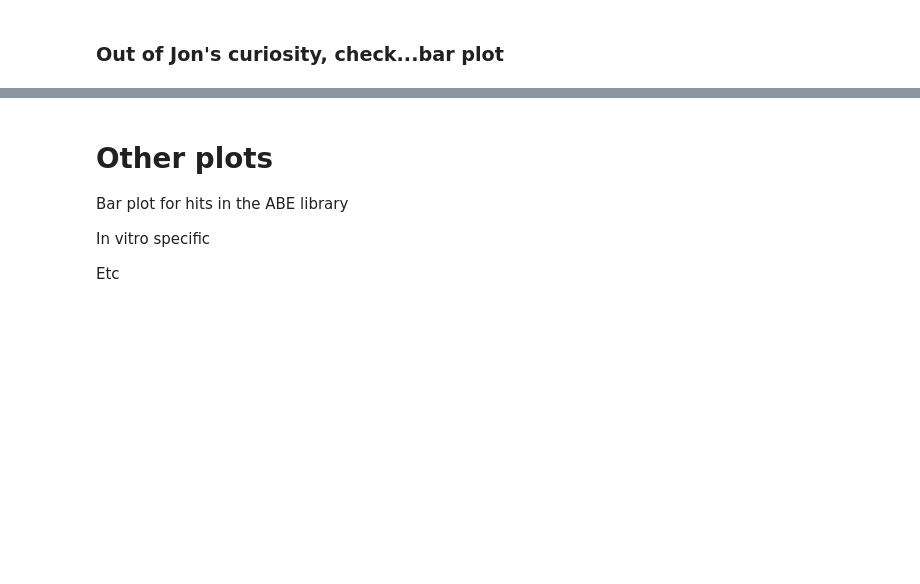
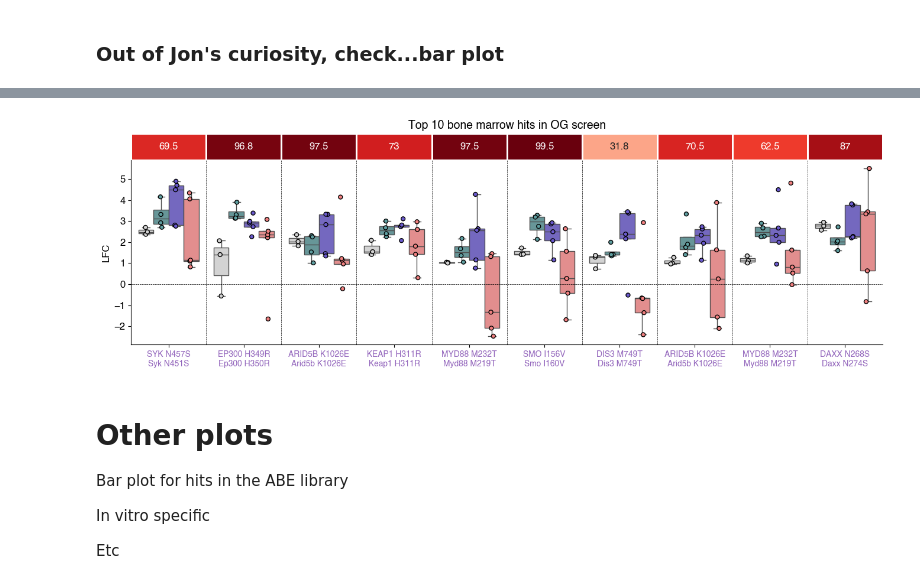
Before and after one commit to kexindon/B-ALL-in-vivo-base-editing, a Jupyter notebook: figure4.ipynb, the cells around one changed output, grey strips where cells are left out. Drawn from its saved outputs; the diff is of its cells as text; code cells hidden in the pictures; blank space fills up the shorter version.

```diff
--- a/figure4.ipynb
+++ b/figure4.ipynb
@@ -663,3 +839,24 @@ morx NOT subset; don't know how to subset; dropped
+# %%
+t = 'bonemarrow'
+t2 = 'bm'
+hits_to_plot = 10
+
+a1 = df[(df[f'FDR_{t2}_fishers']<FDR_cutoff) & (df['target_base_edit_perc']>=editing_cutoff)].copy()
+a1 = a1.sort_values(by=f'og_z_score_{t2}', ascending=False).reset_index(drop=True)
+a1 = a1.iloc[:hits_to_plot,:]
+
+df_hits = master_targ[master_targ['gRNA_id'].isin(a1['gRNA_id'])].reset_index(drop=True)
+df_hits['gRNA_id'] = pd.Categorical(
+    df_hits['gRNA_id'],
+    categories=a1['gRNA_id'],
+    ordered=True
+)
+df_hits = df_hits.sort_values('gRNA_id')
+df_hits['gRNA_id'] = df_hits['gRNA_id'].astype(str)
+
+barplotter(df_hits, 'bm_top_10_og', 'Top 10 bone marrow hits in OG screen',figwidth=13.5, figheight=4.5, save=False, lib='og')
+# %% [output]
+[figure, added]
 # %% [markdown]
 # Other plots
 
```
Also changed, not shown: parts of 10 cells of this notebook, 5 other files.
